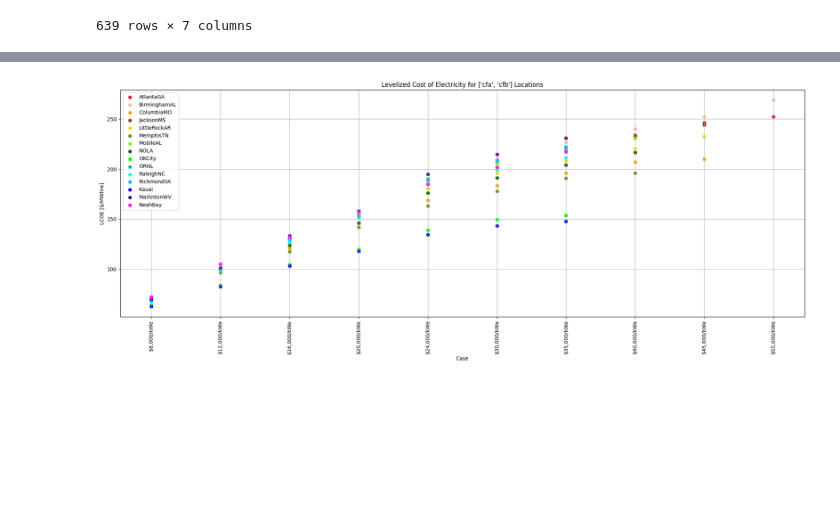
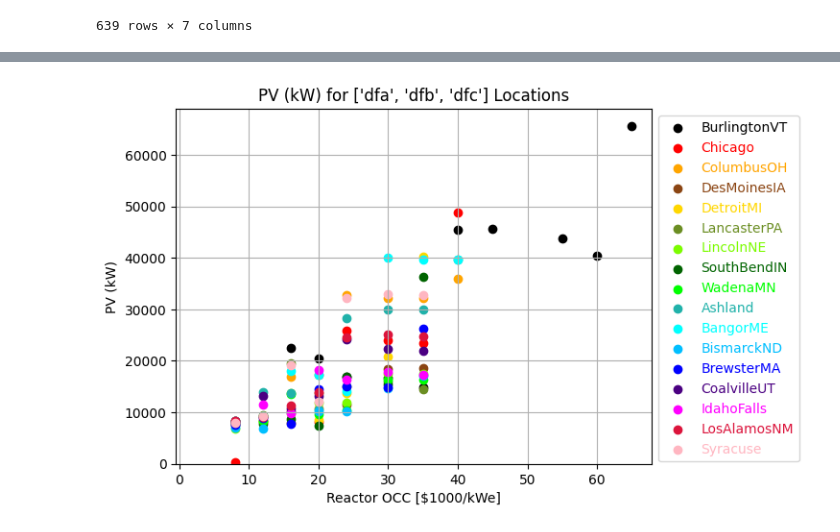
Before and after one commit to uw-reti/homer, a Jupyter notebook: ClimateStudies/OutputProcessing/HOMERDataProcessor.ipynb, the cells around one changed output, grey strips where cells are left out. Saved outputs shown, nothing was run; the diff lists cells and outputs as text; code cells hidden in the pictures; blank space fills up the shorter version.

```diff
--- a/ClimateStudies/OutputProcessing/HOMERDataProcessor.ipynb
+++ b/ClimateStudies/OutputProcessing/HOMERDataProcessor.ipynb
@@ -594,8 +519,9 @@ plt.savefig(image_dir + '/loc_var.svg')
 # %%
 ## STACKED BAR CHART TO DEMONSTRATE DATA BEFORE RAINBOW PLOT
+koppens_modeled=['bwh', 'csa','csb','dfa','dfb','dfc', 'bsh',  'cfa', 'bsk', 'cfb',  'af', 'dsb', 'am',  'bwk', 'abs']
 
-
-KCC = ['cfa',"cfb"]
+#KCC = ['cfa',"cfb"]
+KCC = [ 'dfa','dfb','dfc']
 cases = [ 'Case2' , 'Case25' , 'Case3' , 'Case35' , 'Case4' , 'Case5' ,  'Case6',
          'Case7' , 'Case8' , 'Case10' , 'Case11' , 'Case12' , 'Case13',
         'Case14' , 'Case15',  'Case16'];
@@ -614,8 +540,7 @@ for kcc in KCC:
 
 
 # make as a loop that doesn't break?
-fig = plt.figure()
-fig, ax=plt.subplots(figsize=(24,8))
+
 
 colors = ['black', 'red', 'orange', 'saddlebrown', 'gold','olivedrab','lawngreen',
         'darkgreen','lime','lightseagreen','cyan','deepskyblue','blue',
@@ -634,12 +559,7 @@ colors = ['black', 'red', 'orange', 'saddlebrown', 'gold','olivedrab','lawngreen
 #             except:
 #                 break
 #
-costs = ['$8,000/kWe','$12,000/kWe',
-       '$16,000/kWe', '$20,000/kWe','$24,000/kWe',
-       '$30,000/kWe','$35,000/kWe','$40,000/kWe',
-       '$45,000/kWe','$55,000/kWe','$60,000/kWe',
-       '$65,000/kWe','$70,000/kWe','$80,000/kWe',
-       '$85,000/kWe','$95,000/kWe']
+costs = [ 8,12,16,20,24,30,35,40,45,55,60,65,70,80,85,95]
 
 
 #width = 0.5
@@ -674,43 +594,49 @@ costs = ['$8,000/kWe','$12,000/kWe',
 """
 FOR COLORS: APPLY DICTIONARY PAIRING AT START? MAP CITIES -> COLOR, CALL DICT FOR THAT?
 """
+city_list = []
 for kcc in KCC:
     for j in [i for i in loc_var_dict[kcc].loc['Case1'].index]:
         city_list.append(j)
 print(city_list)
 city_color = {k:v for (k,v) in zip(city_list, colors)}
 print(city_color)
-legend_list = []
-
-for k in KCC:
-    bottom = 0
-    cities = [i for i in loc_var_dict[k].loc['Case1'].index]
-    demo = [i for i in costs]
-    for i in range(len(demo)):
-        cost_prof=cases[i]
-        for j in cities:
-            if j not in legend_list:
-                try:
-                    ax.scatter(costs[i], loc_var_dict[k].loc[cost_prof].loc[j]['Cost/COE\n($)']*1000, color=city_color[j],label=j)
-                    legend_list.append(j)
-                except:
-                    break
-            else:
-                try:
-                    ax.scatter(costs[i], loc_var_dict[k].loc[cost_prof].loc[j]['Cost/COE\n($)']*1000, color=city_color[j])
-                except:
-                    break
 
 
-#legend=(['Only Renewables', '$8,000/kWe','$12,000/kWe',
-#           '$16,000/kWe', '$20,000/kWe','$24,000/kWe', '$30,000/kWe','$35,000/kWe','$40,000/kWe',
-#           '$45,000/kWe','$55,000/kWe','$60,000/kWe','$65,000/kWe','$70,000/kWe','$80,000/kWe',
-#           '$85,000/kWe','$95,000/kWe'])
-plt.ylabel('LCOE [$/MWhre]')
-plt.xlabel('Case')
-plt.legend()
-plt.title(f'Levelized Cost of Electricity for {KCC} Locations', fontsize='large')
-plt.xticks(rotation=90);
-ax.grid(True)
-plt.savefig(image_dir + '/loc_var_continental.svg')
+
+data_strs = ['Architecture/PV\n(kW)','Architecture/GenLarge\n(kW)', 'Architecture/G1500', 'Architecture/1kWh LI','Cost/COE\n($)']  # 'Architecture/PV\n(kW)','Architecture/GenLarge\n(kW)', 'Architecture/G1500', 'Architecture/1kWh LI','Cost/COE\n($)'
+plot_str  = ['PV (kW)', 'uRX (kW)', 'Wind (MW)', 'Battery(kWh)', 'LCOE(Cent/kWh)']    # 'PV (kW)', 'uRX (kW)', 'Wind (kW)', 'Wind(kW)', 'LCOE($/MWh)'
+for str in range(len(data_strs)):
+    legend_list = []
+    plt.figure()
+    string = data_strs[str]
+    plot = plot_str[str]
+    for k in KCC:
+        cities = [i for i in loc_var_dict[k].loc['Case2'].index]
+        demo = [i for i in costs]
+        for i in range(len(demo)):
+            cost_prof=cases[i]
+            for j in cities:
+                if j not in legend_list:
+                    try:
+                        plt.scatter(costs[i], loc_var_dict[k].loc[cost_prof].loc[j][string], color=city_color[j],label=j)
+                        legend_list.append(j)
+                    except:
+                        break
+                else:
+                    try:
+                        #print(type(costs[i]))
+                        plt.scatter(costs[i], loc_var_dict[k].loc[cost_prof].loc[j][string], color=city_color[j])
+                    except:
+                        break
+
+    plt.ylabel(f'{plot}')
+    plt.xlabel('Reactor OCC [$1000/kWe]')
+    plt.gca().set_ylim(bottom=0)
+    plt.gca().set_xlim(left=-0.5)
+    plt.legend(labelcolor='linecolor',bbox_to_anchor=(1, 1))
+    plt.title(f'{plot} for {KCC} Locations', fontsize='large')
+    plt.grid(True)
+    plt_name = f'/loc_var_{kcc}_{str}.svg'#f'/loc_var_{KCC}_{plot}.svg'
+    plt.savefig(image_dir + plt_name)
 # %% [output]
@@ -722 +648 @@ plt.savefig(image_dir + '/loc_var_continental.svg')
-[figure, old version]
+[figure, new version]
```
Also changed, not shown: parts of 7 cells of this notebook, 24 other files.
